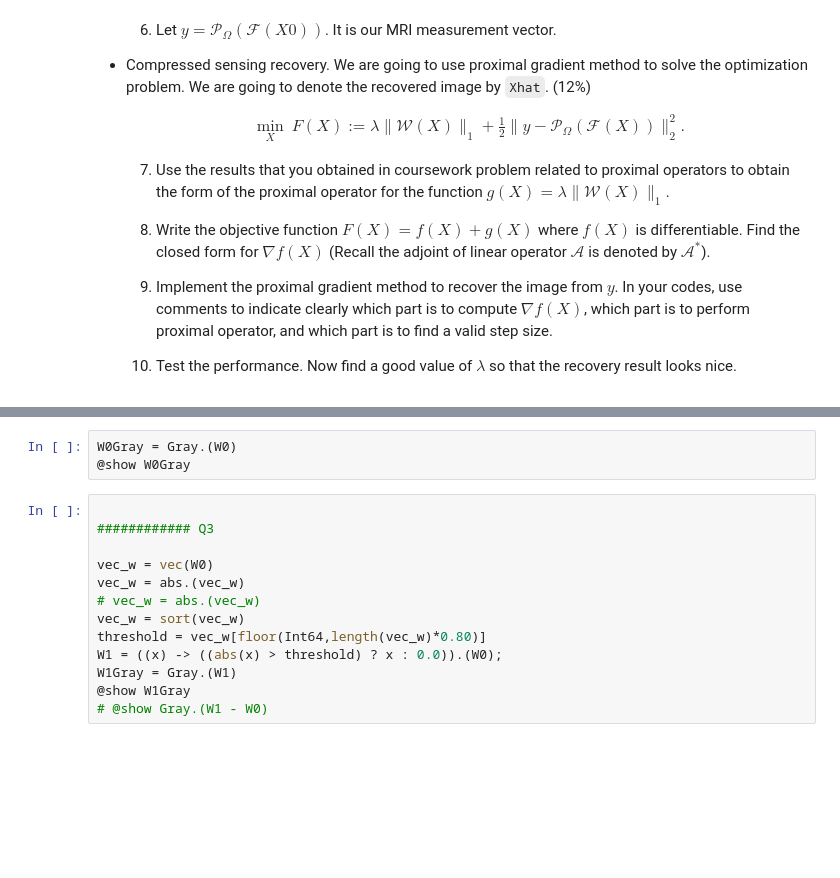
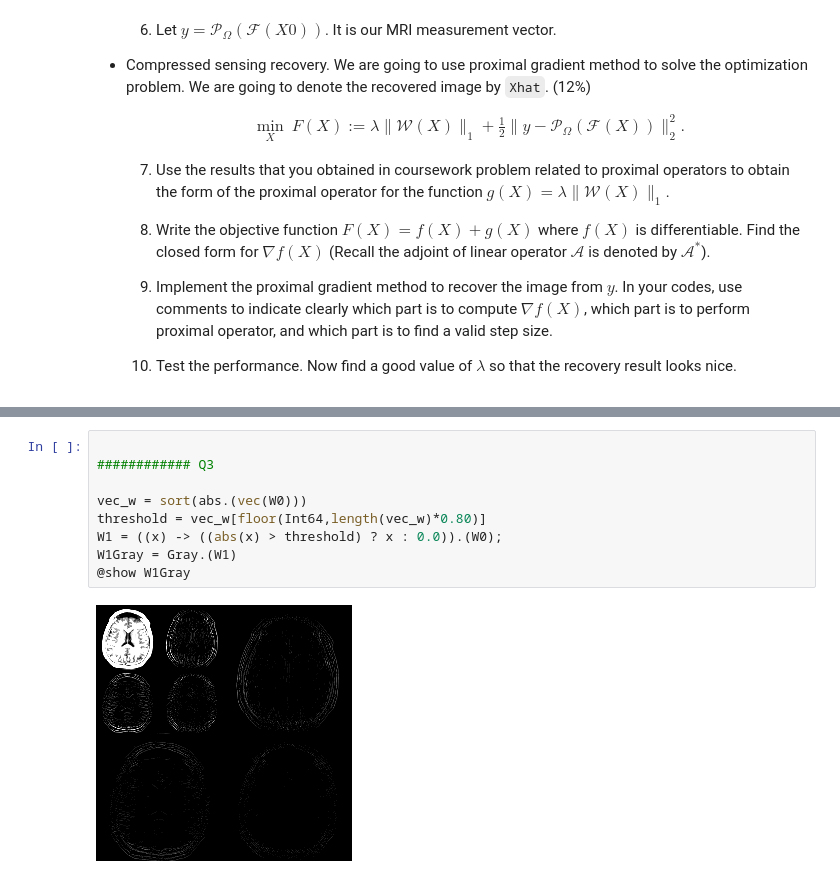
Before and after one commit to max-wickham/TopicsCoursework, a Jupyter notebook: 2022.DataProcessing.Coursework2.ipynb, the cells around one changed output, grey strips where cells are left out. Saved outputs shown, nothing was run; the diff lists cells and outputs as text; blank space fills up the shorter version.

```diff
--- a/2022.DataProcessing.Coursework2.ipynb
+++ b/2022.DataProcessing.Coursework2.ipynb
@@ -716,19 +817,14 @@ W0 = dwt(x, wavlet_filt, 2)
-# %%
-W0Gray = Gray.(W0)
-@show W0Gray
 # %%
 
 ############ Q3
 
-vec_w = vec(W0)
-vec_w = abs.(vec_w)
-# vec_w = abs.(vec_w)
-vec_w = sort(vec_w)
+vec_w = sort(abs.(vec(W0)))
 threshold = vec_w[floor(Int64,length(vec_w)*0.80)]
 W1 = ((x) -> ((abs(x) > threshold) ? x : 0.0)).(W0);
 W1Gray = Gray.(W1)
 @show W1Gray
-# @show Gray.(W1 - W0)
+# %% [output]
+[figure, added]
 # %%
 W1 = Float64.(W1)
 X1 = idwt(W1, wavlet_filt, 2)
```
Also changed, not shown: parts of 27 cells of this notebook, 7 other files.
